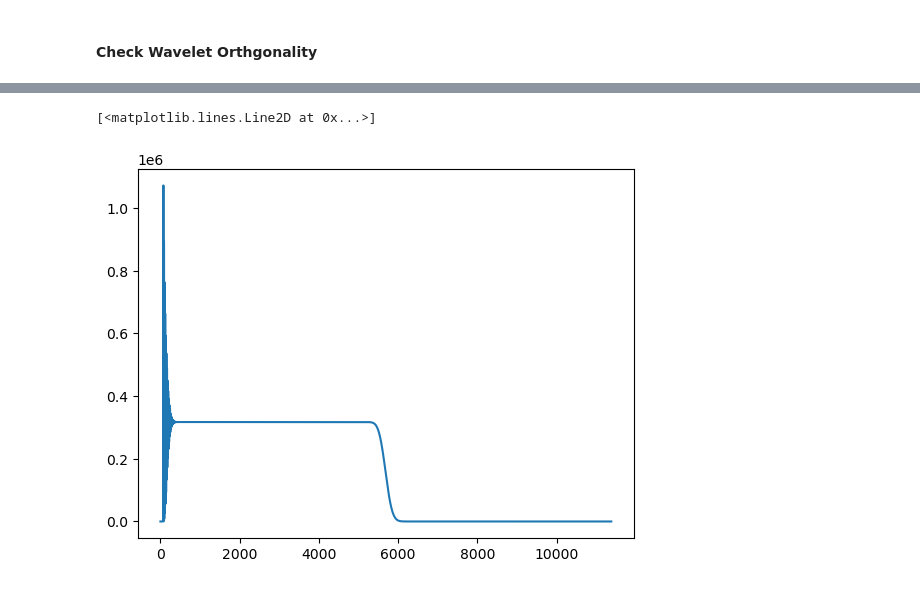
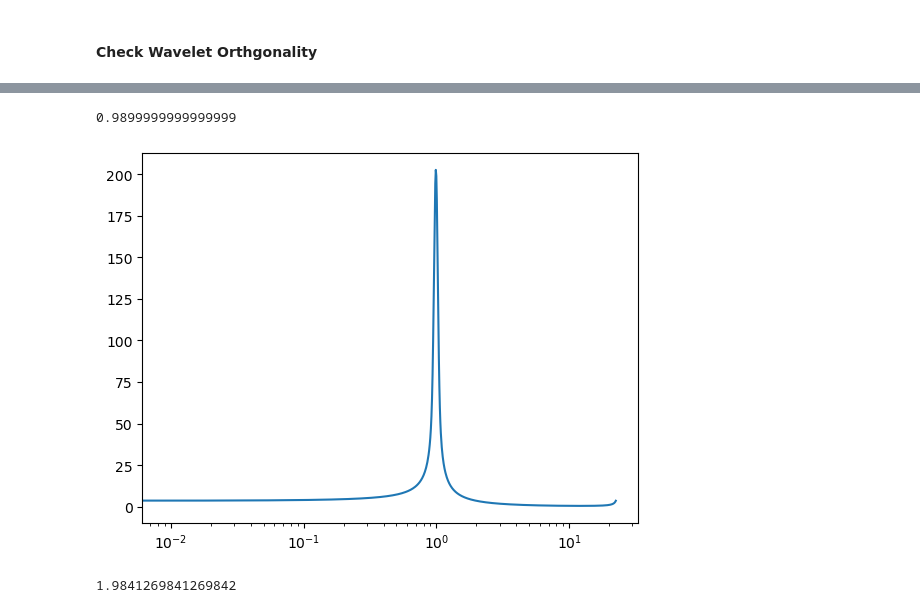
Before and after one commit to aphoffmann/InvertibleWavelets, a Jupyter notebook: ExampleUsage.ipynb, the cells around one changed output, grey strips where cells are left out. Saved outputs shown, nothing was run; the diff lists cells and outputs as text; code cells hidden in the pictures.

```diff
--- a/ExampleUsage.ipynb
+++ b/ExampleUsage.ipynb
@@ -82,9 +78,15 @@ plt.yscale('log')
-# %%
-
-plt.plot(transform.Sfreq)
-# %% [output]
-[<matplotlib.lines.Line2D at 0x...>]
-[figure, removed]
+# %%
+plt.plot(np.fft.fftfreq(num_samples, d = 1/45)[:num_samples//2],np.abs(np.fft.fft(Cauchy(2000).eval_analysis(t)[:num_samples//2])))
+plt.xscale('log')
+print(np.fft.fftfreq(num_samples, d = 1/45)[np.argmax(np.abs(np.fft.fft(Cauchy(2000).eval_analysis(t)[:num_samples//2])))])
+# %% [output]
+0.9899999999999999
+[figure, added]
+# %%
+
+print(1/0.504)
+# %% [output]
+1.9841269841269842
 # %%
 plt.plot(np.fft.ifft(transform.Wfreq[2], axis=-1).real)
 # %% [output]
```
Also changed, not shown: parts of 7 cells of this notebook, 4 other files.
